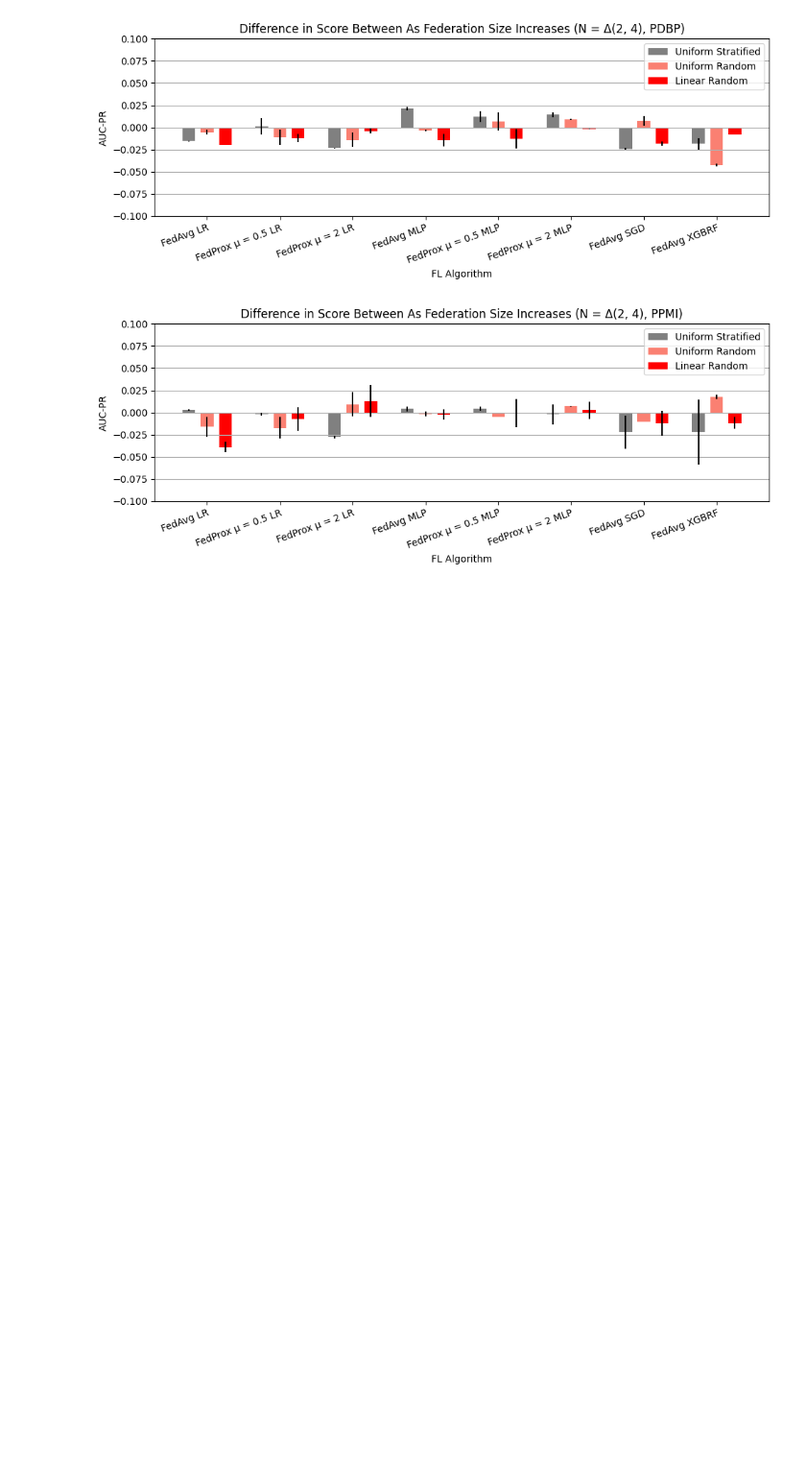
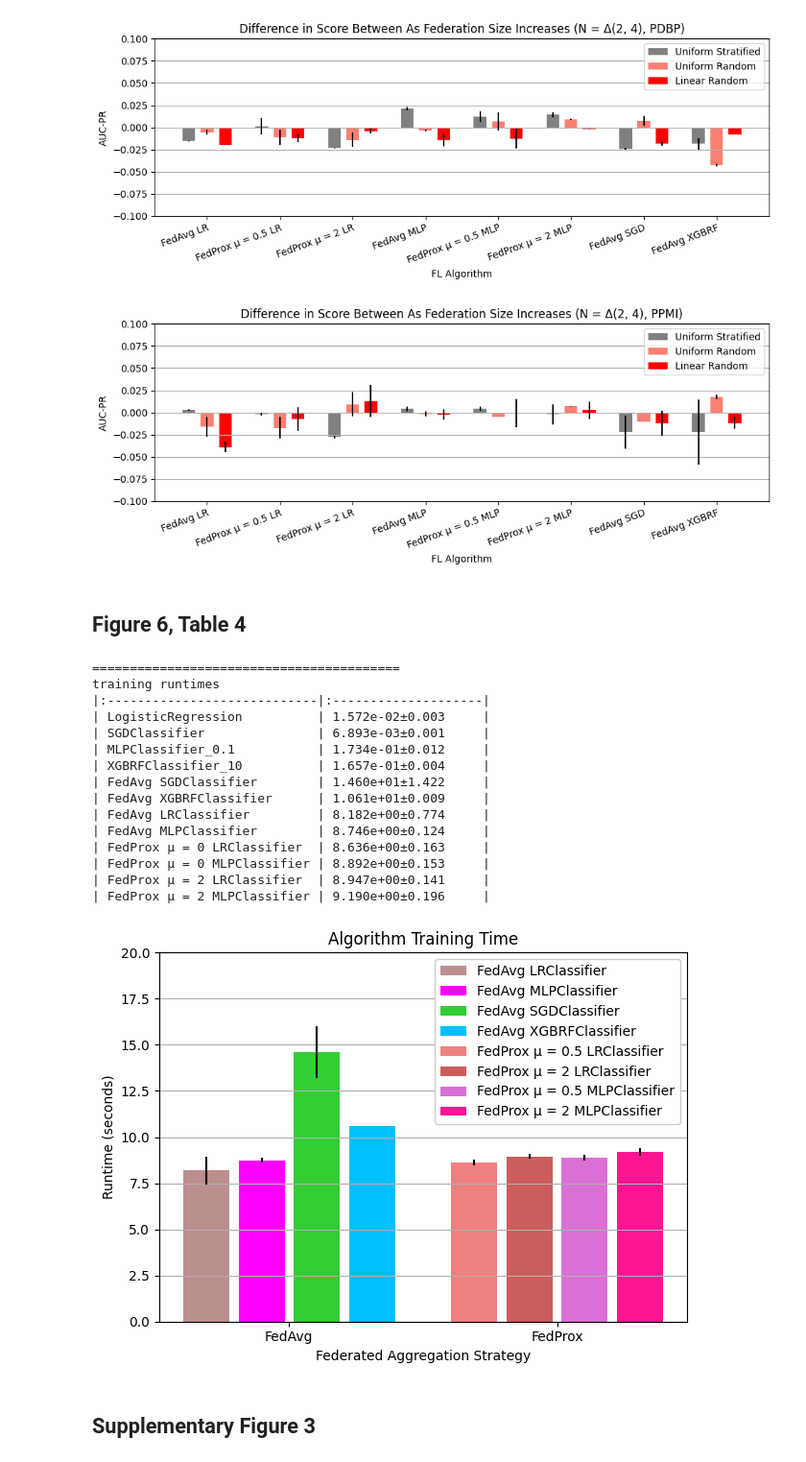
Before and after one commit to BPDanek/multi-omics-pdd-FL-study, a Jupyter notebook: notebooks/tutorial/04_visualize_results.ipynb, the cells around one changed output. Shown at 96% size. Drawn from its saved outputs; the diff is of its cells as text; code cells hidden in the pictures; blank space fills up the shorter version.

```diff
--- a/notebooks/tutorial/04_visualize_results.ipynb
+++ b/notebooks/tutorial/04_visualize_results.ipynb
@@ -8,11 +8,11 @@ sys.path.append(REPO_BASE)
 # %%
 # UPDATE THE BELOW WITH YOUR OWN PATH
 # base of results directory
-RESULTS_DIR = "/home/bdanek2/multi-omics-pdd-FL-study/federated_learning_multi_modality_ancestry/multi_modality_fl/results/experiment_logs"
+RESULTS_DIR = f"{REPO_BASE}/federated_learning_multi_modality_ancestry/multi_modality_fl/results/experiment_logs"
 
 # UPDATE THE BELOW WITH YOUR OWN PATH
 # where to output figures and tables
-BASE_OUTPUT_PATH = '/home/bdanek2/multi-omics-pdd-FL-study/federated_learning_multi_modality_ancestry/multi_modality_fl/results/repro-generated_figures_tables'
+BASE_OUTPUT_PATH = f'{REPO_BASE}/federated_learning_multi_modality_ancestry/multi_modality_fl/results/repro-generated_figures_tables'
 os.makedirs(BASE_OUTPUT_PATH, exist_ok=True)
 
 # once the overall table is generated for a split method, we can generate tables from the paper.
@@ -437,3 +436,31 @@ auc_precision_recall
 [figure]
 [figure]
 [figure]
+# %% [markdown]
+## Figure 6, Table 4
+# %%
+from federated_learning_multi_modality_ancestry.multi_modality_fl.results.compute_figures import create_runtime_figure_and_table
+
+# output path
+# table_6 = f'{BASE_OUTPUT_PATH}/runtime.csv'
+
+create_runtime_figure_and_table(f'{RESULTS_DIR}/timed_experiments_uniform_strat', BASE_OUTPUT_PATH)
+# %% [output]
+=========================================
+training runtimes
+|:----------------------------|:--------------------|
+| LogisticRegression          | 1.572e-02±0.003     |
+| SGDClassifier               | 6.893e-03±0.001     |
+| MLPClassifier_0.1           | 1.734e-01±0.012     |
+| XGBRFClassifier_10          | 1.657e-01±0.004     |
+| FedAvg SGDClassifier        | 1.460e+01±1.422     |
+| FedAvg XGBRFClassifier      | 1.061e+01±0.009     |
+| FedAvg LRClassifier         | 8.182e+00±0.774     |
+| FedAvg MLPClassifier        | 8.746e+00±0.124     |
+| FedProx μ = 0 LRClassifier  | 8.636e+00±0.163     |
+| FedProx μ = 0 MLPClassifier | 8.892e+00±0.153     |
+| FedProx μ = 2 LRClassifier  | 8.947e+00±0.141     |
+| FedProx μ = 2 MLPClassifier | 9.190e+00±0.196     |
+[figure, added]
+# %% [markdown]
+## Supplementary Figure 3
```
Also changed, not shown: parts of 6 cells of this notebook, 11 other files.
